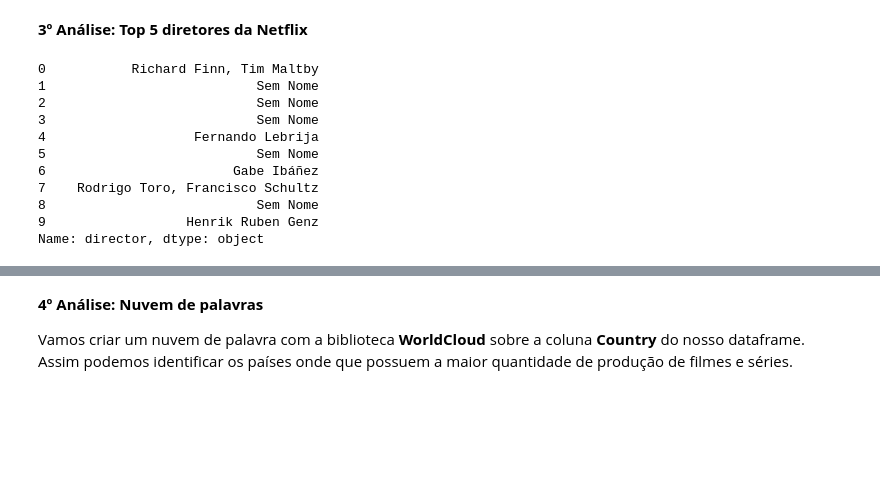
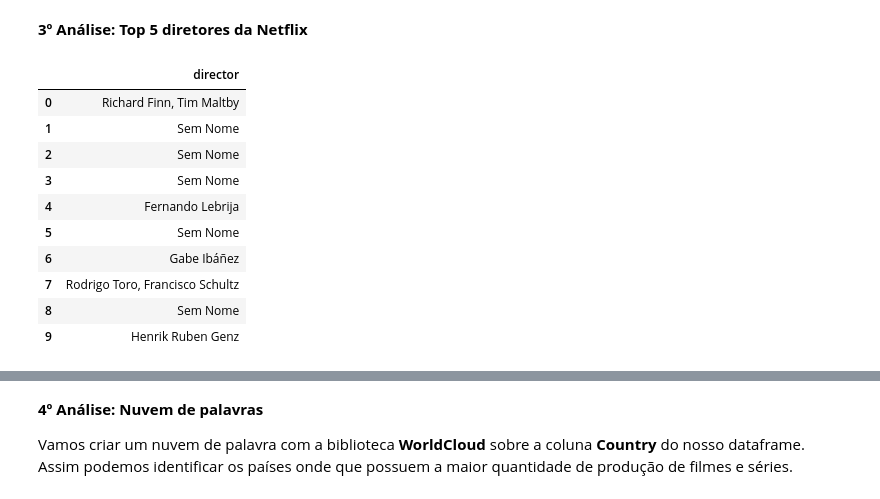
Before and after one commit to Hugox96/Netfliz_Python, a Jupyter notebook: Netflix.ipynb, the cells around one changed output, grey strips where cells are left out. Cells and saved outputs as stored; diff of their text form; code cells hidden in the pictures; blank space fills up the shorter version.

```diff
--- a/Netflix.ipynb
+++ b/Netflix.ipynb
@@ -328,16 +343,16 @@ pieChart.show()
 **3º Análise: Top 5 diretores da Netflix**
 # %%
 netflix["director"] = netflix["director"].fillna('Sem Nome')
-netflix["director"].head(10)
+netflix[["director"]].head(10)
 # %% [output]
-0           Richard Finn, Tim Maltby
-1                           Sem Nome
-2                           Sem Nome
-3                           Sem Nome
-4                   Fernando Lebrija
-5                           Sem Nome
-6                        Gabe Ibáñez
-7    Rodrigo Toro, Francisco Schultz
-8                           Sem Nome
-9                  Henrik Ruben Genz
-Name: director, dtype: object
+|  | director |
+| 0 | Richard Finn, Tim Maltby |
+| 1 | Sem Nome |
+| 2 | Sem Nome |
+| 3 | Sem Nome |
+| 4 | Fernando Lebrija |
+| 5 | Sem Nome |
+| 6 | Gabe Ibáñez |
+| 7 | Rodrigo Toro, Francisco Schultz |
+| 8 | Sem Nome |
+| 9 | Henrik Ruben Genz |
```
Also changed, not shown: parts of 9 cells of this notebook.
